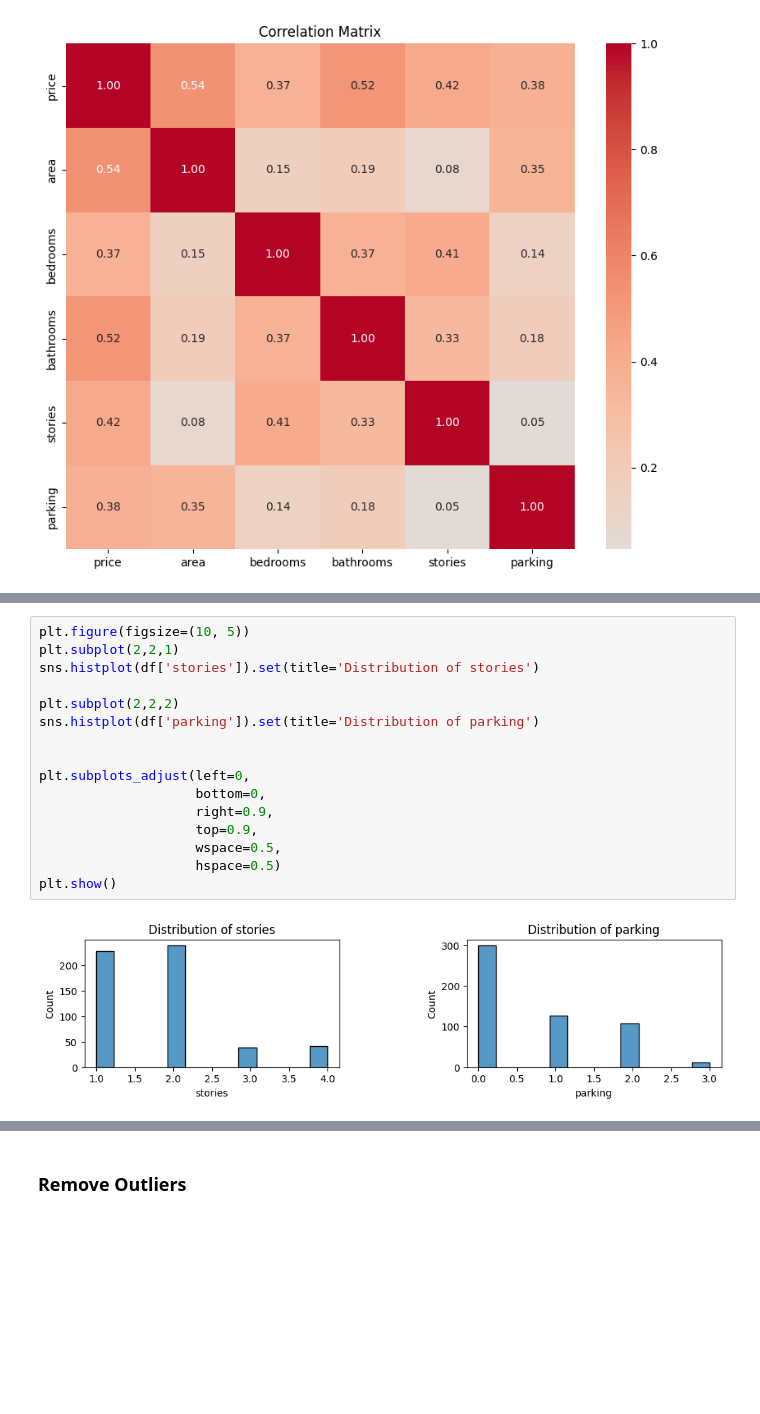
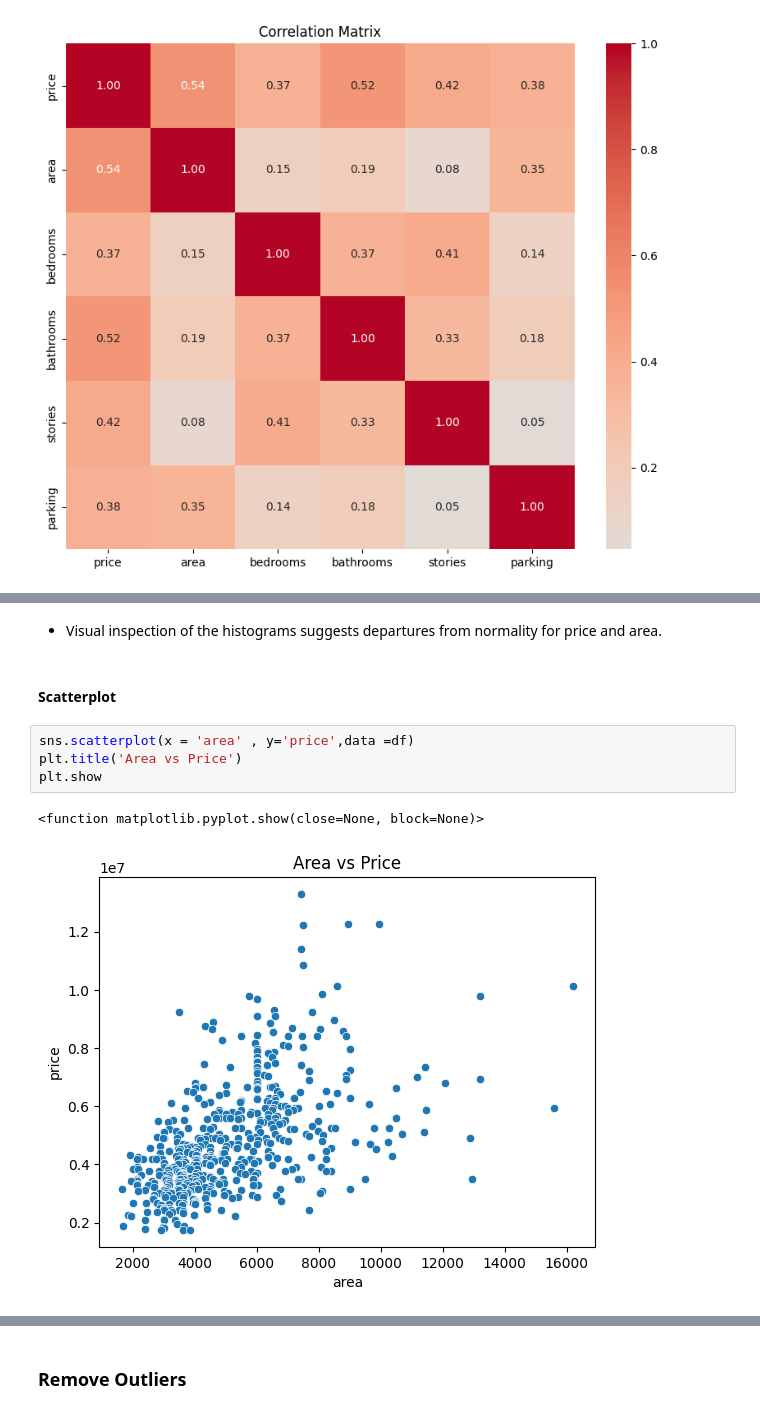
Before and after one commit to syarney3/data_science_projects, a Jupyter notebook: housing_price_prediction/train_models.ipynb, the cells around one changed output, grey strips where cells are left out. Saved outputs shown, nothing was run; the diff lists cells and outputs as text; blank space fills up the shorter version.

```diff
--- a/housing_price_prediction/train_models.ipynb
+++ b/housing_price_prediction/train_models.ipynb
@@ -91,18 +141,11 @@ plt.show()
-# %%
-plt.figure(figsize=(10, 5))
-plt.subplot(2,2,1)
-sns.histplot(df['stories']).set(title='Distribution of stories')
-
-plt.subplot(2,2,2)
-sns.histplot(df['parking']).set(title='Distribution of parking')
-
-
-plt.subplots_adjust(left=0,
-                    bottom=0,
-                    right=0.9,
-                    top=0.9,
-                    wspace=0.5,
-                    hspace=0.5)
-plt.show()
-# %% [output]
-[figure, removed]
+# %% [markdown]
+- Visual inspection of the histograms suggests departures from normality for price and area.
+# %% [markdown]
+#### Scatterplot
+# %%
+sns.scatterplot(x = 'area' , y='price',data =df)
+plt.title('Area vs Price')
+plt.show
+# %% [output]
+<function matplotlib.pyplot.show(close=None, block=None)>
+[figure, added]
```
Also changed, not shown: parts of 22 cells of this notebook.
